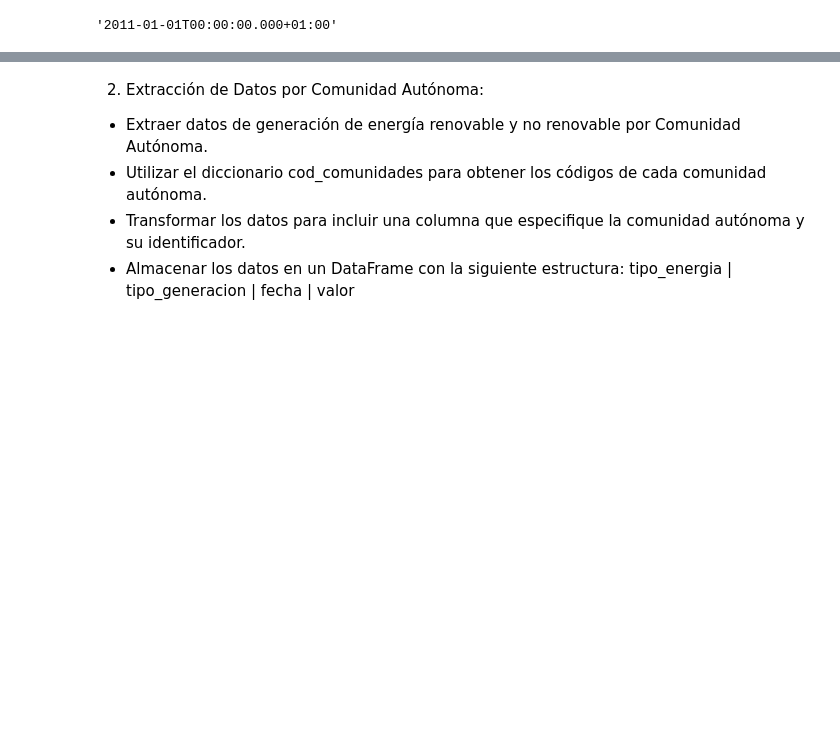
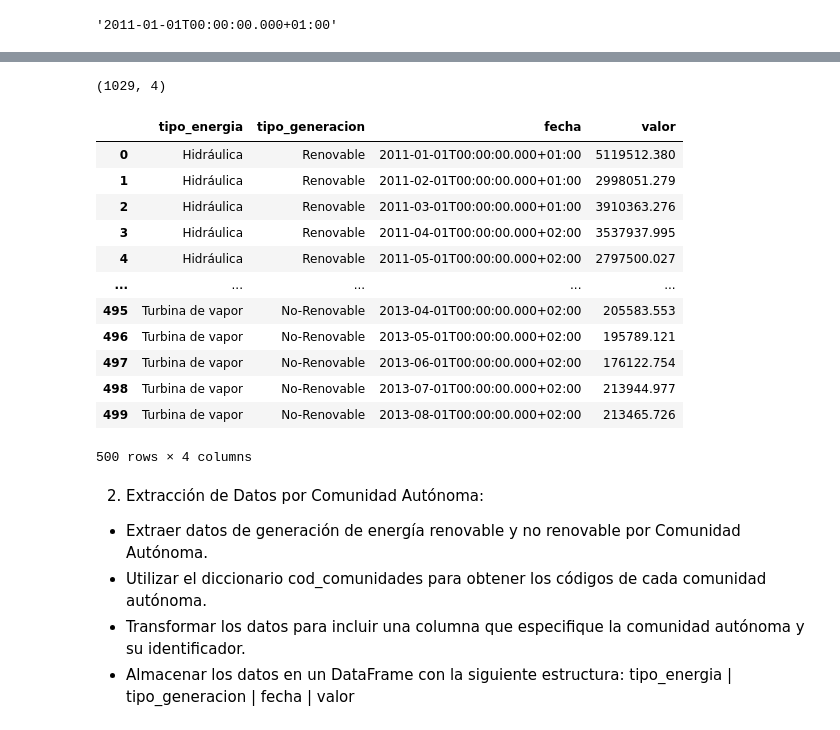
Before and after one commit to Adalab/da-modulo2-sprint1-pairprogramming_Rocio_ElenaG, a Jupyter notebook: APIS.ipynb, the cells around one changed output, grey strips where cells are left out. Drawn from its saved outputs; the diff is of its cells as text; code cells hidden in the pictures; blank space fills up the shorter version.

```diff
--- a/APIS.ipynb
+++ b/APIS.ipynb
@@ -136,0 +66,33 @@ df_energia4.head(15)
+# %%
+import requests
+import pandas as pd
+
+diccionario_energia = {"tipo_energia": [],
+                        "tipo_generacion":[],
+                        "fecha": [],
+                        "valor": []}
+
+for year in range (2011,2016):  #Iteramos por año: extraemos solamente 5 años para que no sea tan pesado
+    url_anual = f"https://apidatos.ree.es/es/datos/generacion/estructura-generacion?start_date={year}-01-01T00:00&end_date={year}-12-31T23:59&time_trunc=month"
+    #print (url_renovable_año)
+
+    respuesta = requests.get (url_anual)
+
+    print (f"la repuesta para {year} es {respuesta.status_code}")  #Chequeamos el estado de la conexión a las URLs por año
+
+    json = respuesta.json() #Extraemos los datos
+    lista_energias = json ["included"]  #Puesto que todos los datos que nos interesan están bajo la key "included", denominamos a loa datos de esta key la variable energía q es con la q vamos a trabajar
+
+    for energia in lista_energias: #Iteramos por cada una de las energías en nuestra lista de energias
+
+        for mes in energia ["attributes"]["values"]: #Vamos un nivel más bajo para iterar por la key "values" bajo la key "attributes" q es donde se encuentran los valores y fechas mensuales y puesto que el tipo de energía y generaciaón se tienen que reepertir por valores y fechas mensuales para poder elaborar una tabla, también los añadimos en este nivel de "for loop"
+            tenergia = energia["attributes"]["title"]
+            tgeneracion = energia["attributes"]["type"]
+            fecha_mes = mes["datetime"]
+            valor_mes = mes["value"]
+            diccionario_energia["tipo_energia"].append(tenergia)
+            diccionario_energia["tipo_generacion"].append(tgeneracion)
+            diccionario_energia["fecha"].append(fecha_mes)
+            diccionario_energia["valor"].append(valor_mes)
+
+print (diccionario_energia)
@@ -137,3 +106,24 @@ df_energia4.head(15)
+# %%
+df_energia  = pd.DataFrame(diccionario_energia)  #Creo la tabla con pandas
+df_energia.shape
+# %% [output]
+(1029, 4)
+# %%
+df_energia.head(500)
+# %% [output]
+|  | tipo_energia | tipo_generacion | fecha | valor |
+| 0 | Hidráulica | Renovable | 2011-01-01T00:00:00.000+01:00 | 5119512.380 |
+| 1 | Hidráulica | Renovable | 2011-02-01T00:00:00.000+01:00 | 2998051.279 |
+| 2 | Hidráulica | Renovable | 2011-03-01T00:00:00.000+01:00 | 3910363.276 |
+| 3 | Hidráulica | Renovable | 2011-04-01T00:00:00.000+02:00 | 3537937.995 |
+| 4 | Hidráulica | Renovable | 2011-05-01T00:00:00.000+02:00 | 2797500.027 |
+| ... | ... | ... | ... | ... |
+| 495 | Turbina de vapor | No-Renovable | 2013-04-01T00:00:00.000+02:00 | 205583.553 |
+| 496 | Turbina de vapor | No-Renovable | 2013-05-01T00:00:00.000+02:00 | 195789.121 |
+| 497 | Turbina de vapor | No-Renovable | 2013-06-01T00:00:00.000+02:00 | 176122.754 |
+| 498 | Turbina de vapor | No-Renovable | 2013-07-01T00:00:00.000+02:00 | 213944.977 |
+| 499 | Turbina de vapor | No-Renovable | 2013-08-01T00:00:00.000+02:00 | 213465.726 |
+500 rows × 4 columns
 # %% [markdown]
 2. Extracción de Datos por Comunidad Autónoma:
 
```
Also changed, not shown: parts of 14 cells of this notebook.
